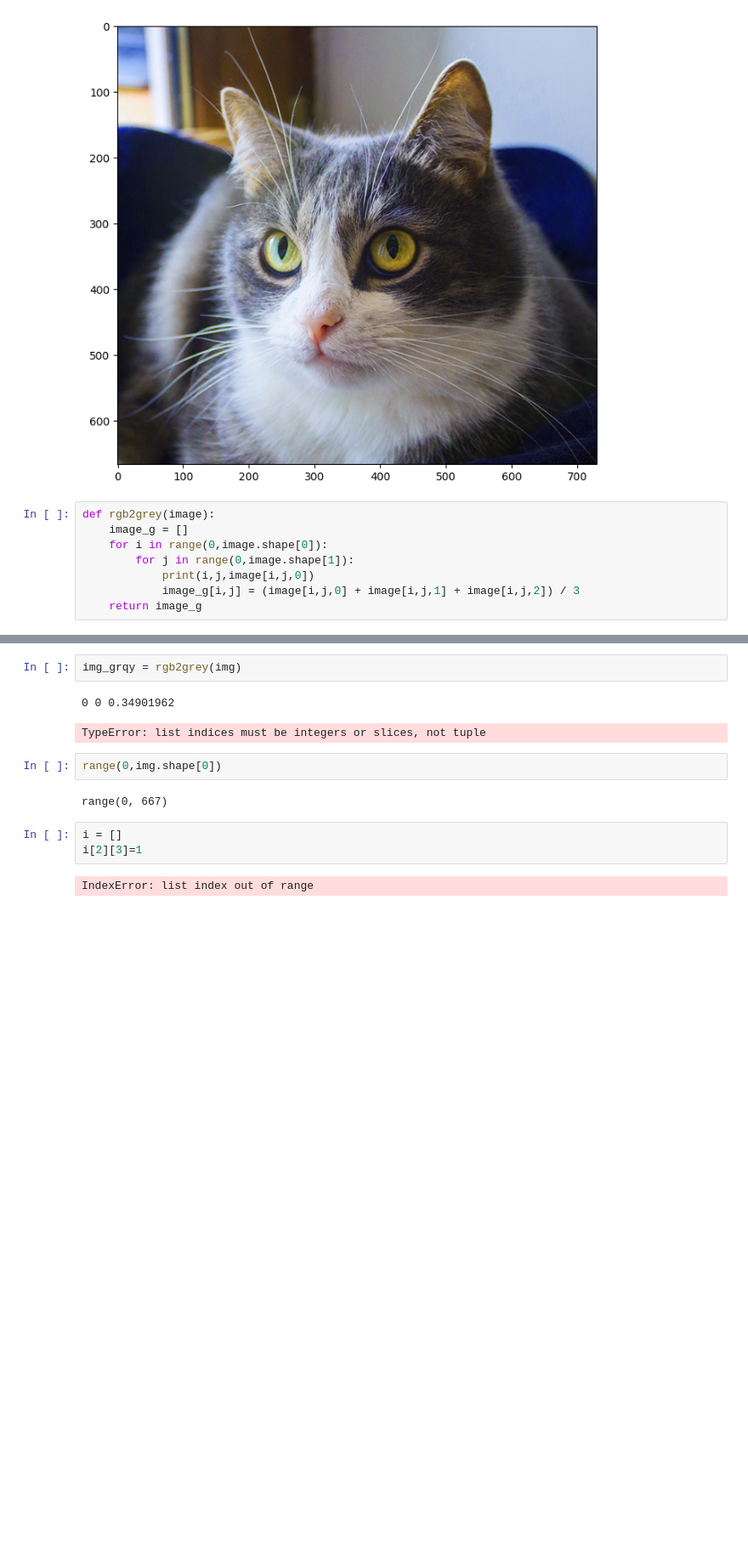
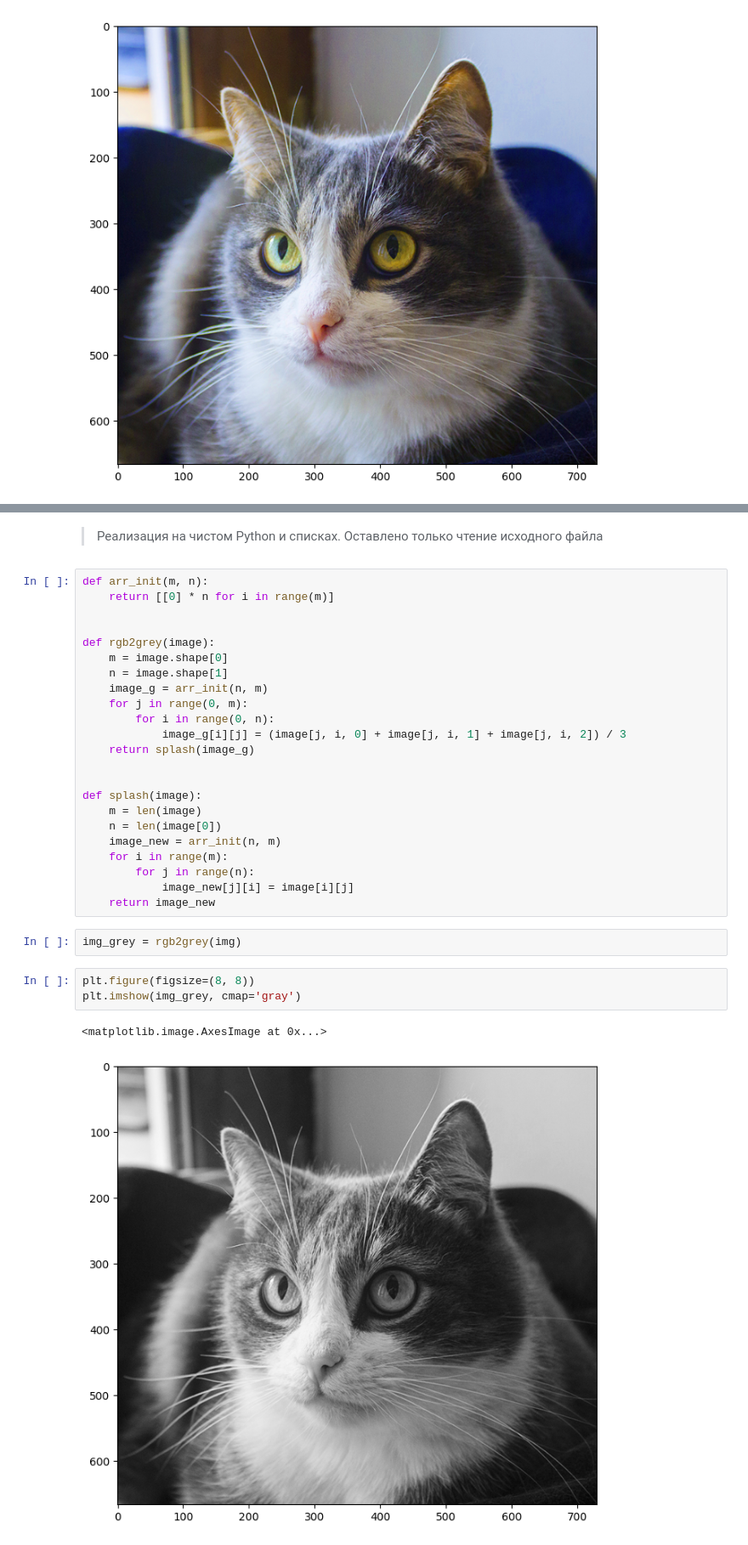
Before and after one commit to alex-chin/gb_deep_view, a Jupyter notebook: homeworks/home01/home01.ipynb, the cells around one changed output, grey strips where cells are left out. Shown at 85% size. Saved outputs shown, nothing was run; the diff lists cells and outputs as text; blank space fills up the shorter version.

```diff
--- a/homeworks/home01/home01.ipynb
+++ b/homeworks/home01/home01.ipynb
@@ -26,11 +25,3 @@ plt.imshow(img)
 # %% [output]
 <matplotlib.image.AxesImage at 0x...>
 [figure]
-# %%
-def rgb2grey(image):
-    image_g = []
-    for i in range(0,image.shape[0]):
-        for j in range(0,image.shape[1]):
-            print(i,j,image[i,j,0])
-            image_g[i,j] = (image[i,j,0] + image[i,j,1] + image[i,j,2]) / 3
-    return image_g
@@ -41,14 +30,33 @@ array([0.4117647, 0.5803922, 0.8352941], dtype=float32)
+# %% [markdown]
+> Реализация на чистом Python и списках. Оставлено только чтение исходного файла
+# %%
+def arr_init(m, n):
+    return [[0] * n for i in range(m)]
+
+
+def rgb2grey(image):
+    m = image.shape[0]
+    n = image.shape[1]
+    image_g = arr_init(n, m)
+    for j in range(0, m):
+        for i in range(0, n):
+            image_g[i][j] = (image[j, i, 0] + image[j, i, 1] + image[j, i, 2]) / 3
+    return splash(image_g)
+
+
+def splash(image):
+    m = len(image)
+    n = len(image[0])
+    image_new = arr_init(n, m)
+    for i in range(m):
+        for j in range(n):
+            image_new[j][i] = image[i][j]
+    return image_new
 # %%
-img_grqy = rgb2grey(img)
+img_grey = rgb2grey(img)
-# %% [output]
-0 0 0.34901962
-TypeError: list indices must be integers or slices, not tuple
-# %%
-range(0,img.shape[0])
-# %% [output]
-range(0, 667)
-# %%
-i = []
-i[2][3]=1
-# %% [output]
-IndexError: list index out of range
+# %%
+plt.figure(figsize=(8, 8))
+plt.imshow(img_grey, cmap='gray')
+# %% [output]
+<matplotlib.image.AxesImage at 0x...>
+[figure, added]
```
Also changed, not shown: parts of 3 cells of this notebook.
